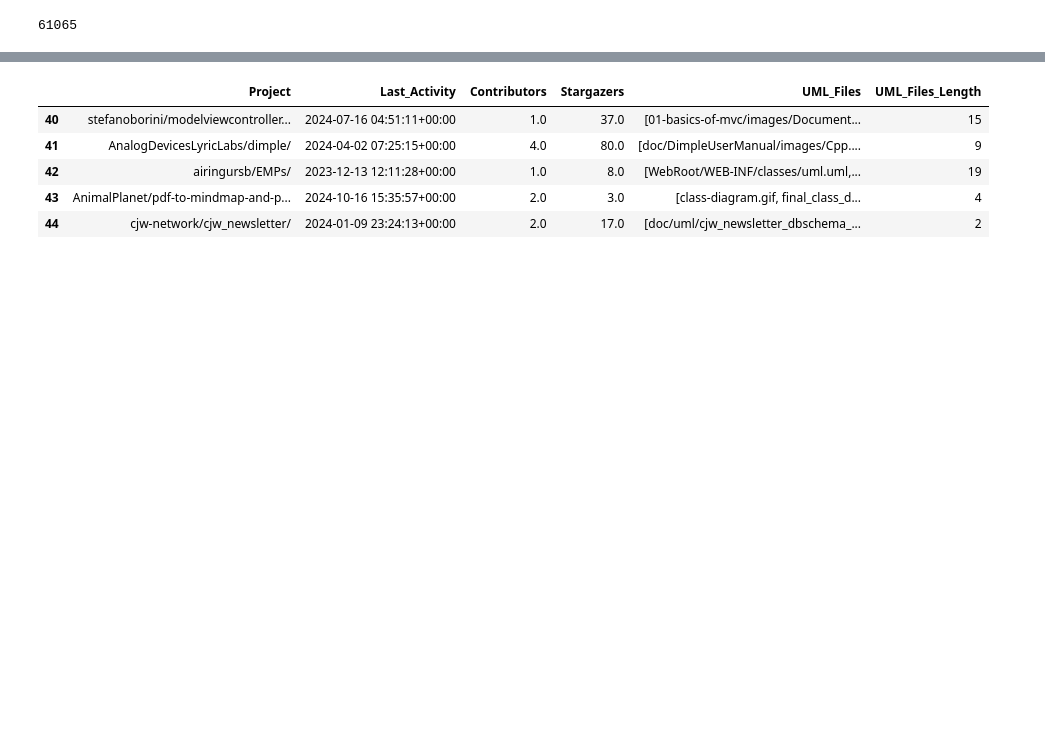
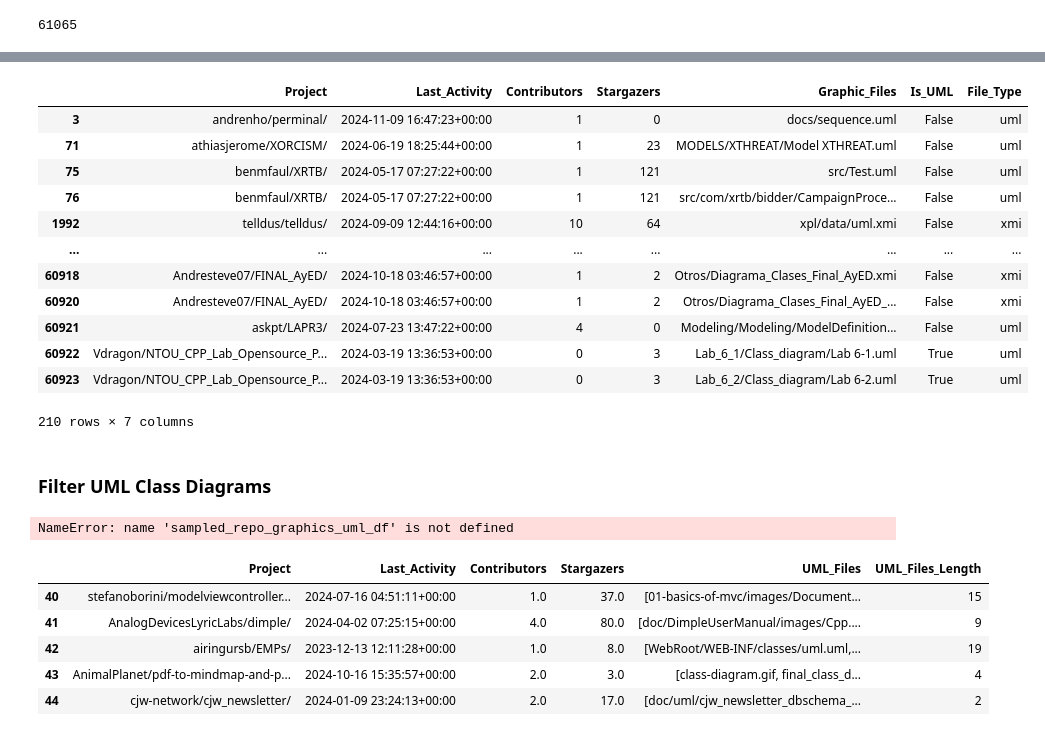
Before and after one commit to zakipauzi/uml_code_traceability, a Jupyter notebook: 2_filter_repos.ipynb, the cells around one changed output, grey strips where cells are left out. Saved outputs shown, nothing was run; the diff lists cells and outputs as text; code cells hidden in the pictures; blank space fills up the shorter version.

Commit message:
test llm run

```diff
--- a/2_filter_repos.ipynb
+++ b/2_filter_repos.ipynb
@@ -109,0 +134,23 @@ filtered_repo_graphics_check_df.head()
+# %%
+# file types to check with LLM
+
+files_check = {'uml', 'xmi', 'plantuml', 'puml'}
+
+# filter df if file type exists to check
+
+to_check = sampled_repo_graphics_uml_df[sampled_repo_graphics_uml_df['File_Type'].apply(lambda x: x in files_check)]
+to_check
+# %% [output]
+|  | Project | Last_Activity | Contributors | Stargazers | Graphic_Files | Is_UML | File_Type |
+| 3 | andrenho/perminal/ | 2024-11-09 16:47:23+00:00 | 1 | 0 | docs/sequence.uml | False | uml |
+| 71 | athiasjerome/XORCISM/ | 2024-06-19 18:25:44+00:00 | 1 | 23 | MODELS/XTHREAT/Model XTHREAT.uml | False | uml |
+| 75 | benmfaul/XRTB/ | 2024-05-17 07:27:22+00:00 | 1 | 121 | src/Test.uml | False | uml |
+| 76 | benmfaul/XRTB/ | 2024-05-17 07:27:22+00:00 | 1 | 121 | src/com/xrtb/bidder/CampaignProce... | False | uml |
+| 1992 | telldus/telldus/ | 2024-09-09 12:44:16+00:00 | 10 | 64 | xpl/data/uml.xmi | False | xmi |
+| ... | ... | ... | ... | ... | ... | ... | ... |
+| 60918 | Andresteve07/FINAL_AyED/ | 2024-10-18 03:46:57+00:00 | 1 | 2 | Otros/Diagrama_Clases_Final_AyED.xmi | False | xmi |
+| 60920 | Andresteve07/FINAL_AyED/ | 2024-10-18 03:46:57+00:00 | 1 | 2 | Otros/Diagrama_Clases_Final_AyED_... | False | xmi |
+| 60921 | askpt/LAPR3/ | 2024-07-23 13:47:22+00:00 | 4 | 0 | Modeling/Modeling/ModelDefinition... | False | uml |
+| 60922 | Vdragon/NTOU_CPP_Lab_Opensource_P... | 2024-03-19 13:36:53+00:00 | 0 | 3 | Lab_6_1/Class_diagram/Lab 6-1.uml | True | uml |
+| 60923 | Vdragon/NTOU_CPP_Lab_Opensource_P... | 2024-03-19 13:36:53+00:00 | 0 | 3 | Lab_6_2/Class_diagram/Lab 6-2.uml | True | uml |
+210 rows × 7 columns
@@ -110,3 +186,11 @@ filtered_repo_graphics_check_df.head()
+# %% [markdown]
+### Filter UML Class Diagrams
+# %%
+uml_cd_df = sampled_repo_graphics_uml_df[sampled_repo_graphics_uml_df['Is_UML'] == True]
+uml_cd_df = uml_cd_df[['Project',	'Last_Activity',	'Contributors',	'Stargazers', 'UML_Files',	'UML_Files_Length']]
+uml_cd_df
+# %% [output]
+NameError: name 'sampled_repo_graphics_uml_df' is not defined
 # %%
 filtered_repo_graphics_check_df.tail()
 # %% [output]
```
Also changed, not shown: parts of 14 cells of this notebook, 3 other files.
